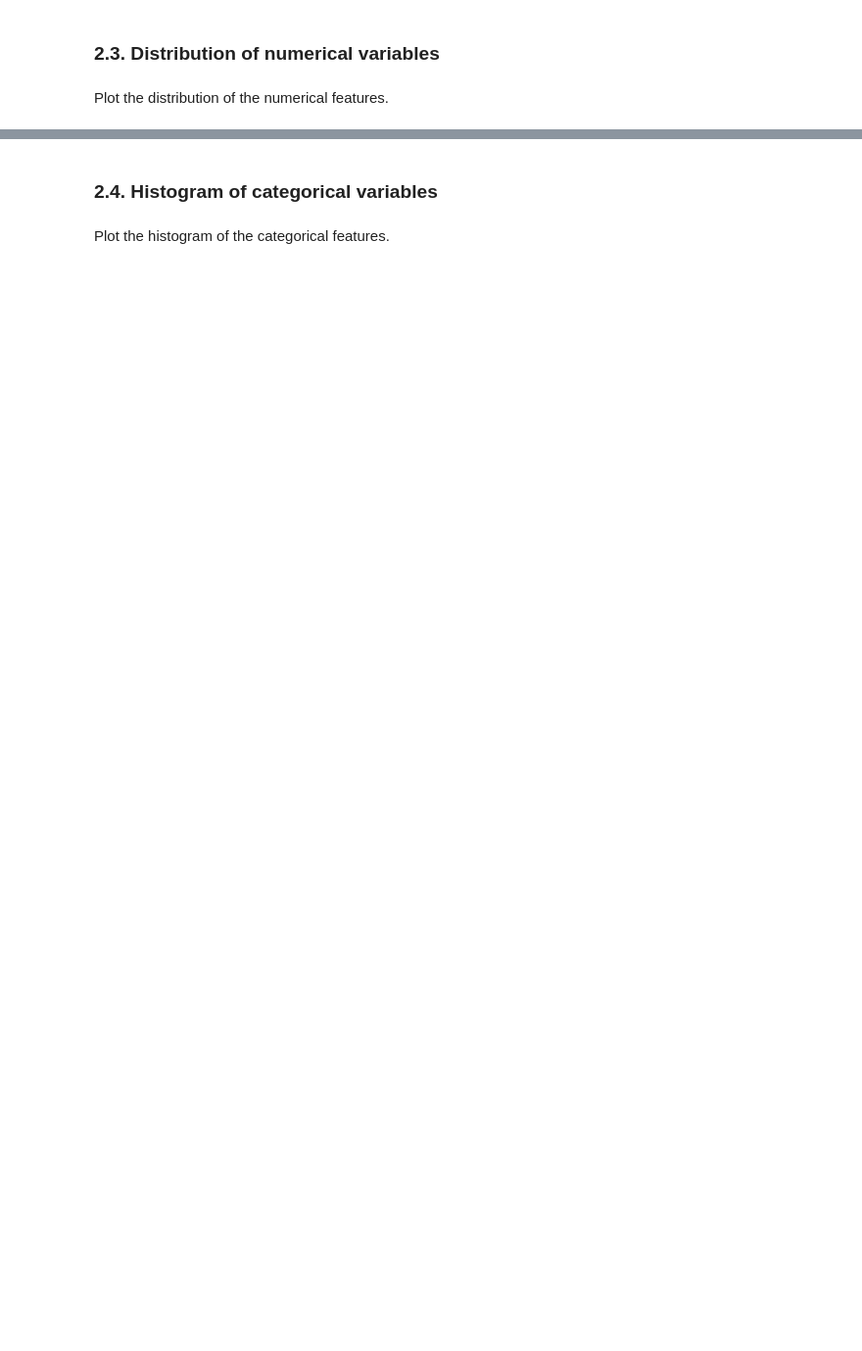
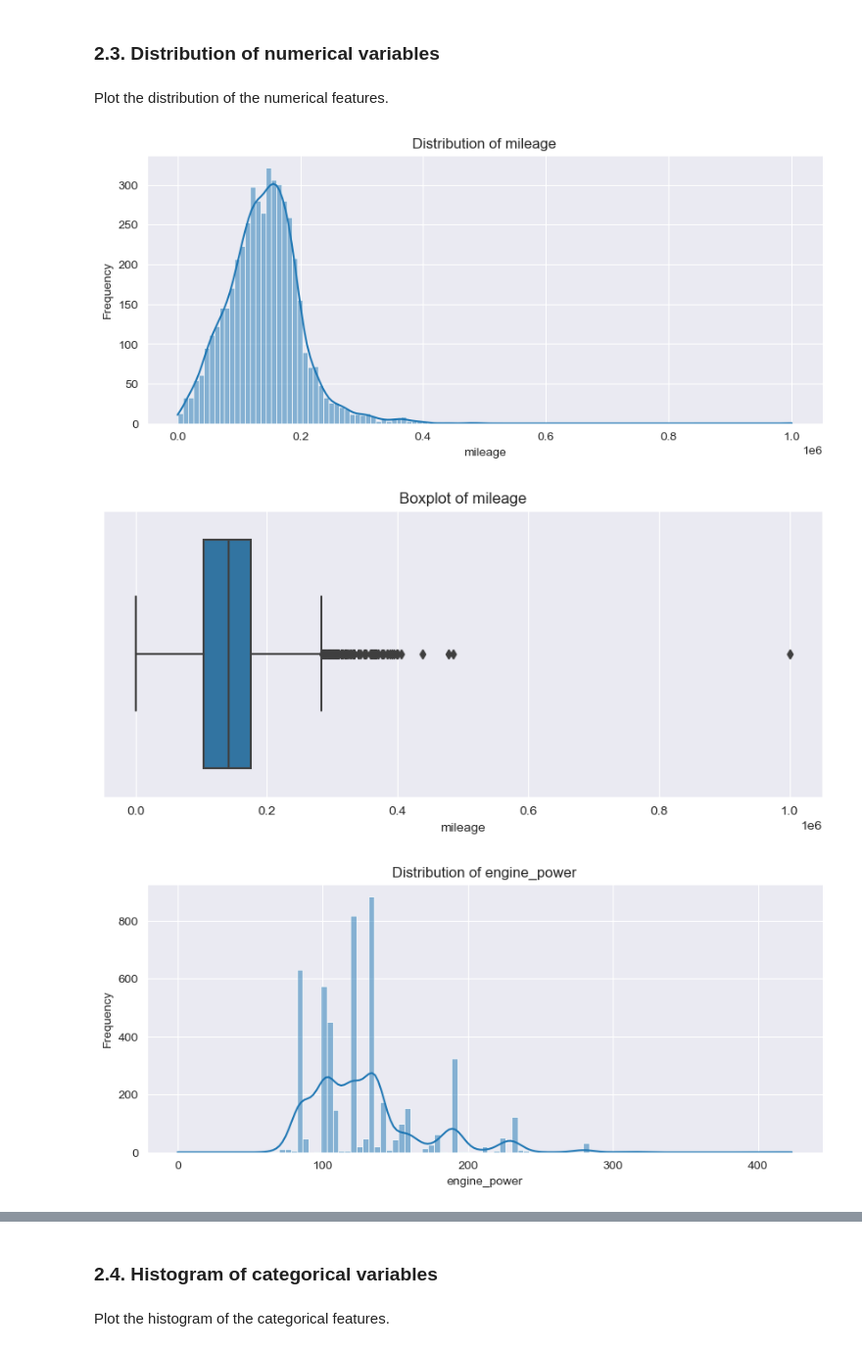
Before and after one commit to GabrielHenaux/machine-Learning-Henaux-Gonnet, a Jupyter notebook: Multivariative/Multivariate linear regression-2/9.3.2_bmw_price_prediction_exercise_en.ipynb, the cells around one changed output, grey strips where cells are left out. Shown: that part at 98% size. Saved outputs shown, nothing was run; the diff lists cells and outputs as text; code cells hidden in the pictures; blank space fills up the shorter version.

```diff
--- a/Multivariative/Multivariate linear regression-2/9.3.2_bmw_price_prediction_exercise_en.ipynb
+++ b/Multivariative/Multivariate linear regression-2/9.3.2_bmw_price_prediction_exercise_en.ipynb
@@ -67,3 +97,23 @@ Plot the distribution of the target variable.
 ### 2.3. Distribution of numerical variables
 # %% [markdown]
 Plot the distribution of the numerical features.
+# %%
+numerical_columns = df.select_dtypes(include=['int64', 'float64']).columns
+
+for col in numerical_columns:
+    plt.figure(figsize=(10, 4))
+    sns.histplot(data=df, x=col, kde=True)
+    plt.title(f'Distribution of {col}')
+    plt.xlabel(col)
+    plt.ylabel('Frequency')
+    plt.show()
+
+    plt.figure(figsize=(10, 4))
+    sns.boxplot(data=df, x=col)
+    plt.title(f'Boxplot of {col}')
+    plt.xlabel(col)
+    plt.show()
+# %% [output]
+[figure, added]
+[figure, added]
+[figure, added]
```
Also changed, not shown: parts of 7 cells of this notebook, 34 other files.
